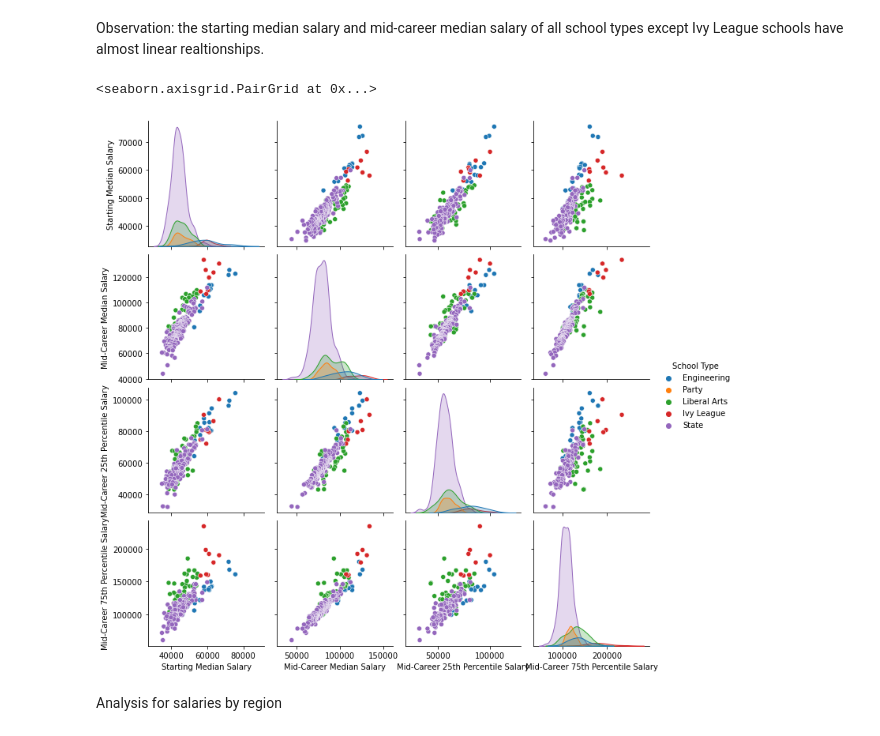
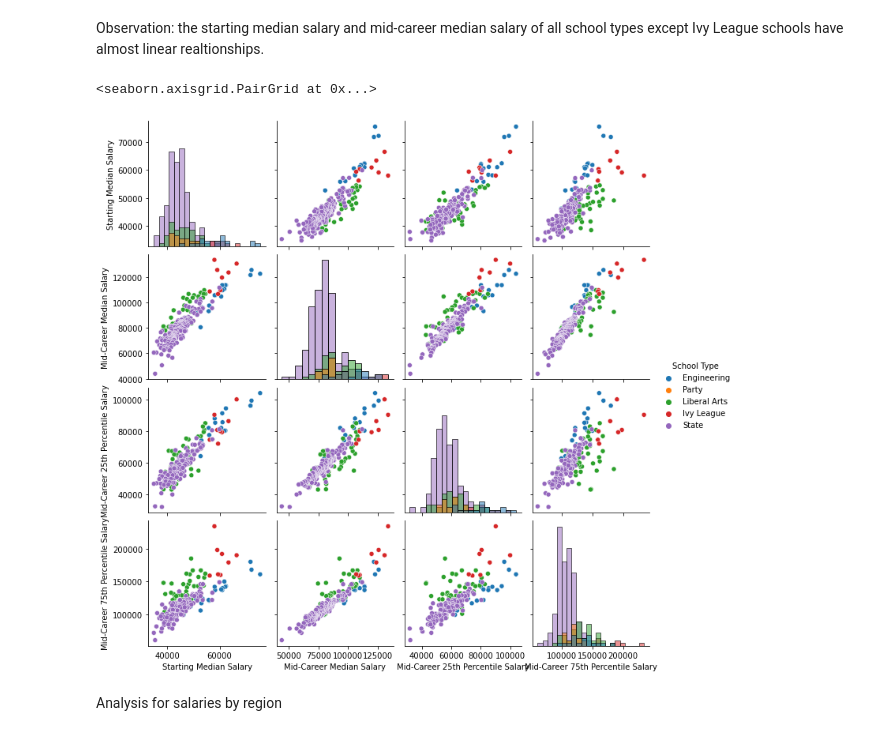
Before and after one commit to xinwang-us/DataScienceCapstoneTwo, a Jupyter notebook: CapstoneProject2_EDA.ipynb, the cells around one changed output. Saved outputs shown, nothing was run; the diff lists cells and outputs as text; code cells hidden in the pictures.

```diff
--- a/CapstoneProject2_EDA.ipynb
+++ b/CapstoneProject2_EDA.ipynb
@@ -204,10 +199,10 @@ sns.scatterplot(x = 'Starting Median Salary', y = 'Mid-Career Median Salary', da
 # %% [markdown]
 Observation: the starting median salary and mid-career median salary of all school types except Ivy League schools have almost linear realtionships.
 # %%
-sns.pairplot(salaries_by_college_type_df, hue='School Type')
+sns.pairplot(salaries_by_college_type_df, hue='School Type', diag_kind="hist")
 # %% [output]
 <seaborn.axisgrid.PairGrid at 0x...>
-[figure, old version]
+[figure, new version]
 # %% [markdown]
 Analysis for salaries by region
 # %%
```
Also changed, not shown: parts of 6 cells of this notebook.
